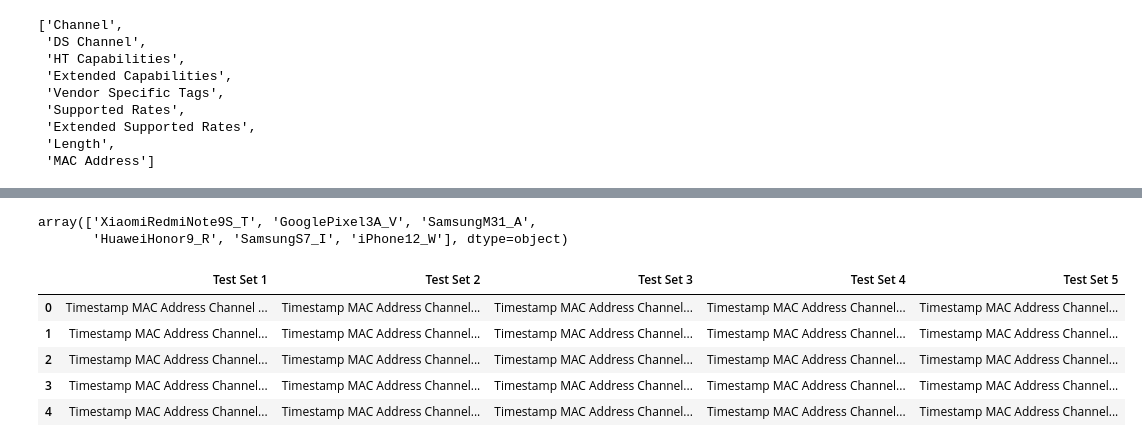
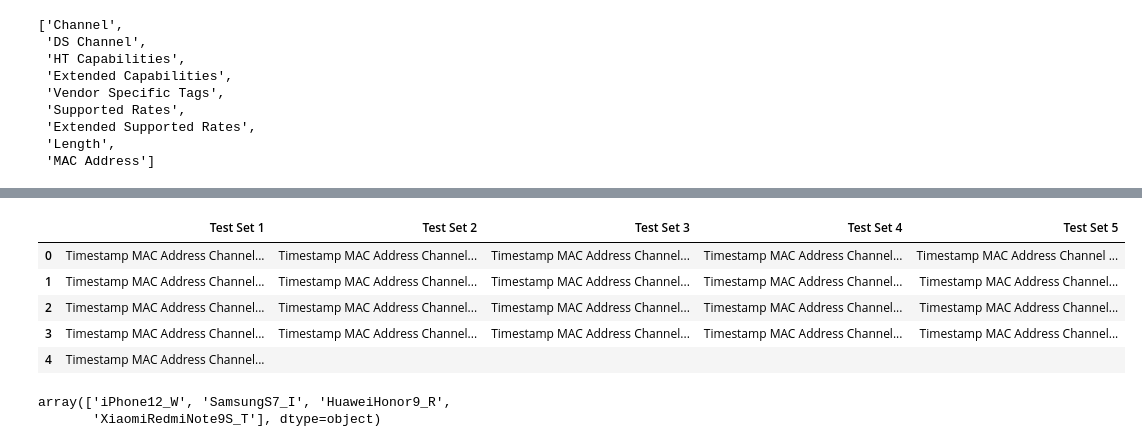
Before and after one commit to tugrul-kok/NMDA, a Jupyter notebook: HW3-MAC-De-Randomization/HW-3.ipynb, the cells around one changed output, grey strips where cells are left out. Cells and saved outputs as stored; diff of their text form; code cells hidden in the pictures.

```diff
--- a/HW3-MAC-De-Randomization/HW-3.ipynb
+++ b/HW3-MAC-De-Randomization/HW-3.ipynb
@@ -310,14 +340,30 @@ print(result_df)
+# %%
+test_sets_to_modify = ['Test Set 2', 'Test Set 3', 'Test Set 4', 'Test Set 5']
+
+# Loop through each test set and modify the specified row
+for test_set in test_sets_to_modify:
+    # Retrieve the content of the specified test set and row
+    current_content = preprocessed_dfs[test_set][4]
+
+    # Create an empty string or NaN value to replace the content
+    # You can use an empty string ('') or np.nan depending on your preference
+    empty_content = ''  # Replace with np.nan if you prefer NaN values
+
+    # Replace the content in the specified test set and row with the empty value
+    preprocessed_dfs.at[4, test_set] = empty_content
+
+# Print the updated DataFrame
+preprocessed_dfs
+# %% [output]
+|  | Test Set 1 | Test Set 2 | Test Set 3 | Test Set 4 | Test Set 5 |
+| 0 | Timestamp MAC Address Channel... | Timestamp MAC Address Channel... | Timestamp MAC Address Channel... | Timestamp MAC Address Channel... | Timestamp MAC Address Channel ... |
+| 1 | Timestamp MAC Address Channel... | Timestamp MAC Address Channel... | Timestamp MAC Address Channel... | Timestamp MAC Address Channel... | Timestamp MAC Address Channel... |
+| 2 | Timestamp MAC Address Channel... | Timestamp MAC Address Channel... | Timestamp MAC Address Channel... | Timestamp MAC Address Channel... | Timestamp MAC Address Channel... |
+| 3 | Timestamp MAC Address Channel... | Timestamp MAC Address Channel... | Timestamp MAC Address Channel... | Timestamp MAC Address Channel... | Timestamp MAC Address Channel... |
+| 4 | Timestamp MAC Address Channel... |  |  |  |  |
 # %%
-random_dfs_df.iloc[4,1]['Label'].unique()
+preprocessed_dfs.iloc[2,0]['Label'].unique()
+#random_dfs_df.at[4,'Test Set 1']['Label'].unique()
 # %% [output]
-array(['XiaomiRedmiNote9S_T', 'GooglePixel3A_V', 'SamsungM31_A',
-       'HuaweiHonor9_R', 'SamsungS7_I', 'iPhone12_W'], dtype=object)
+array(['iPhone12_W', 'SamsungS7_I', 'HuaweiHonor9_R',
+       'XiaomiRedmiNote9S_T'], dtype=object)
-# %%
-random_dfs_df
-# %% [output]
-|  | Test Set 1 | Test Set 2 | Test Set 3 | Test Set 4 | Test Set 5 |
-| 0 | Timestamp MAC Address Channel ... | Timestamp MAC Address Channel... | Timestamp MAC Address Channel... | Timestamp MAC Address Channel... | Timestamp MAC Address Channel... |
-| 1 | Timestamp MAC Address Channel... | Timestamp MAC Address Channel... | Timestamp MAC Address Channel... | Timestamp MAC Address Channel... | Timestamp MAC Address Channel... |
-| 2 | Timestamp MAC Address Channel... | Timestamp MAC Address Channel... | Timestamp MAC Address Channel... | Timestamp MAC Address Channel... | Timestamp MAC Address Channel... |
-| 3 | Timestamp MAC Address Channel... | Timestamp MAC Address Channel... | Timestamp MAC Address Channel... | Timestamp MAC Address Channel... | Timestamp MAC Address Channel... |
-| 4 | Timestamp MAC Address Channel... | Timestamp MAC Address Channel... | Timestamp MAC Address Channel... | Timestamp MAC Address Channel... | Timestamp MAC Address Channel... |
```
Also changed, not shown: parts of 14 cells of this notebook.
